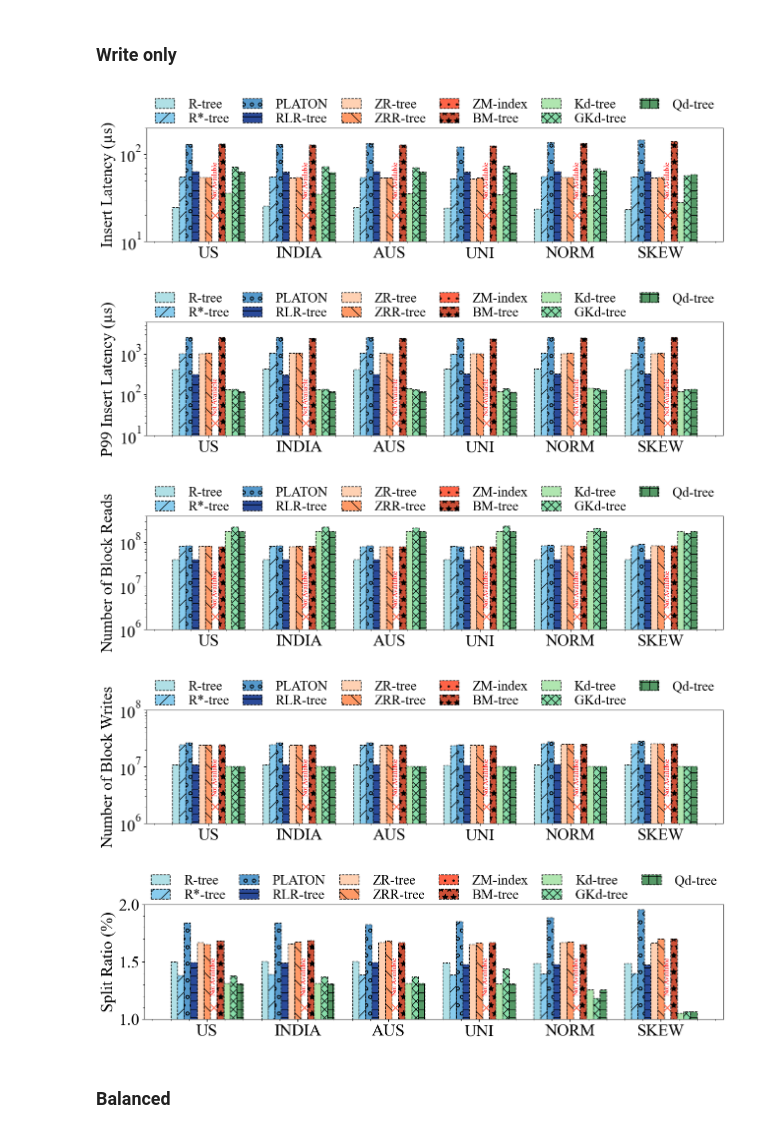
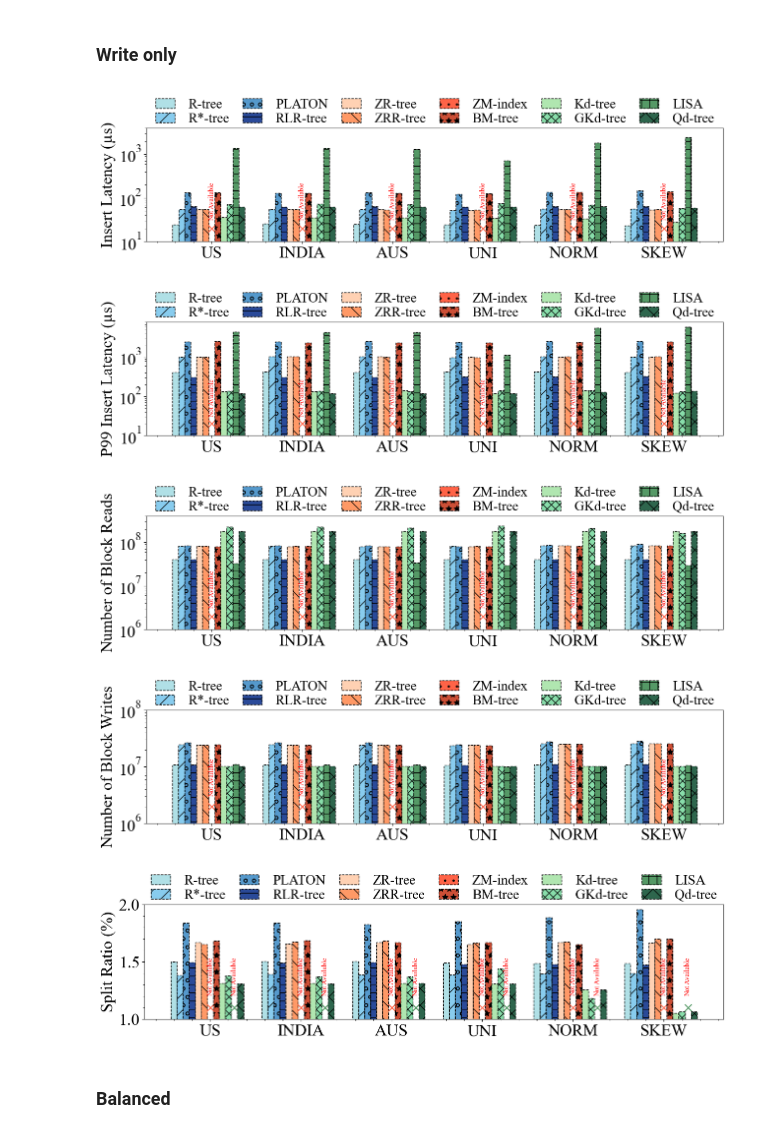
Before and after one commit to Liuguanli/rl_spatial_benchmark, a Jupyter notebook: notebook/Benchmark_Result_Figures-SIGMOD-Insertion.ipynb, the cells around one changed output. Saved outputs shown, nothing was run; the diff lists cells and outputs as text; code cells hidden in the pictures.

```diff
--- a/notebook/Benchmark_Result_Figures-SIGMOD-Insertion.ipynb
+++ b/notebook/Benchmark_Result_Figures-SIGMOD-Insertion.ipynb
@@ -70,6 +70,7 @@ baseline_suffix = {'bmtree':'_bits_32_depth_12_sample_10000',
                    'rankspace_zorder':'_bits_32',
                    'rlrtree':'_rlrtree_epoch_8_sample_80000',
                    'rtree':'_quadratic',
+                   'lisa':'',
                    'zorder':'_bits_32'}
 
 data_names = ["us_100000000", "india_100000000", "australia_100000000", "data_100000000_2_uniform_1", "data_100000000_2_normal_1", "data_100000000_2_skewed_4"]
@@ -85,11 +86,12 @@ baselines = ['rtree', 'r_star_tree',  'kdtree', 'kdtree_greedy','zorder', 'ranks
 baselines = ['rtree', 'r_star_tree', 'rlrtree', 'kdtree', 'kdtree_greedy', 'qdtree', 'order', 'rankspace_zorder', 'bmtree']
 baselines = ['rtree', 'r_star_tree', 'platon', 'rlrtree', 'kdtree', 'kdtree_greedy', 'waffle', 'qdtree', 'zorder', 'rankspace_zorder', 'zmindex', 'bmtree']
 baselines = ['rtree', 'r_star_tree', 'platon', 'rlrtree', 'zorder', 'rankspace_zorder', 'zmindex', 'bmtree', 'kdtree', 'kdtree_greedy', 'qdtree']
+baselines = ['rtree', 'r_star_tree', 'platon', 'rlrtree', 'zorder', 'rankspace_zorder', 'zmindex', 'bmtree', 'kdtree', 'kdtree_greedy', 'lisa', 'qdtree']
 display_baselines = ['RT', 'RST', 'KD', 'KDG','ZR', 'ZRR']
 display_baselines = ['RT', 'RST', 'RLR', 'KD', 'KDG', 'QD','ZR', 'ZRR', 'BMT']
 display_baselines = ['R-tree', 'R*-tree', 'RLR-tree', 'Kd-tree', 'GKd-tree', 'Qd-tree','ZR-tree', 'ZRR-tree', 'BM-tree']
 display_baselines = ['R-tree', 'R*-tree', 'PLATON', 'RLR-tree', 'Kd-tree', 'Waffle', 'GKd-tree', 'Qd-tree','ZR-tree', 'ZRR-tree', 'ZM-index', 'BM-tree']
-display_baselines = ['R-tree', 'R*-tree', 'PLATON', 'RLR-tree','ZR-tree', 'ZRR-tree', 'ZM-index', 'BM-tree', 'Kd-tree', 'GKd-tree', 'Qd-tree']
+display_baselines = ['R-tree', 'R*-tree', 'PLATON', 'RLR-tree','ZR-tree', 'ZRR-tree', 'ZM-index', 'BM-tree', 'Kd-tree', 'GKd-tree', 'LISA', 'Qd-tree']
 # %%
 # 1
 # default_range_name = "_{data_name}_range_1000_2_normal_1_0.001x0.001"
@@ -314,40 +316,40 @@ for baseline in baselines:
 
     result.append(dataset_results)
     result_num.append(dataset_result_num)
     IO.append(dataset_IO)
     P50.append(dataset_P50)
     P99.append(dataset_P99)
     reads.append(dataset_reads)
     writes.append(dataset_writes)
     splits.append(dataset_splits)
     adjustments.append(dataset_adjustments)
 
 plot_hist(display_data_names, display_baselines, result, y_label="Insert Latency (µs)", is_legend=True, is_log=True, output_file_paths=
-          [folder + "/exp_sigmod/write_only.pdf", "../figs/exp_sigmod/write_only.png"], bottom=1e1, top=2*1e2, legend_location="top")
+          [folder + "/exp_sigmod/write_only.pdf", "../figs/exp_sigmod/write_only.png"], bottom=1e1, top=4*1e3, legend_location="top")
 
 # plot_hist(display_data_names, display_baselines, P50, y_label="P50 Insert Latency (µs)", is_log=True, output_file_paths=
 #           [folder + "/figs/write_only_P50.pdf", "../figs/exp/write_only_P50.png"])
 
 plot_hist(display_data_names, display_baselines, P99, y_label="P99 Insert Latency (µs)", is_log=True, output_file_paths=
-          [folder + "/exp_sigmod/write_only_P99.pdf", "../figs/exp_sigmod/write_only_P99.png"], bottom=1e1, top=6*1e3, legend_location="top")
+          [folder + "/exp_sigmod/write_only_P99.pdf", "../figs/exp_sigmod/write_only_P99.png"], bottom=1e1, top=8*1e3, legend_location="top")
 
 plot_hist(display_data_names, display_baselines, reads, y_label="Number of Block Reads", is_log=True, output_file_paths=
           [folder + "/exp_sigmod/write_only_reads.pdf", "../figs/exp_sigmod/write_only_reads.png"], bottom=1e6, top=4*1e8, legend_location="top")
 
 plot_hist(display_data_names, display_baselines, writes, y_label="Number of Block Writes", is_log=True, output_file_paths=
           [folder + "/exp_sigmod/write_only_writes.pdf", "../figs/exp_sigmod/write_only_writes.png"], bottom=1e6, top=1e8, legend_location="top")
 
 plot_hist(display_data_names, display_baselines, splits, y_label="Split Ratio (%)", output_file_paths=
           [folder + "/exp_sigmod/write_only_splits.pdf", "../figs/exp_sigmod/write_only_splits.png"], top=2.0, legend_location="top")
 
 # plot_hist(display_data_names, display_baselines, adjustments, y_label="# of adjustments", is_log=True, output_file_paths=
 #           [folder + "/figs/write_only_adjustments.pdf", "../figs/exp/write_only_adjustments.png"])
 # %% [output]
-[figure, old version]
+[figure, new version]
-[figure, old version]
+[figure, new version]
-[figure, old version]
+[figure, new version]
-[figure, old version]
+[figure, new version]
-[figure, old version]
+[figure, new version]
 # %% [markdown]
 ### Balanced
 # %%
```
Also changed, not shown: parts of 2 cells of this notebook, 58 other files.
